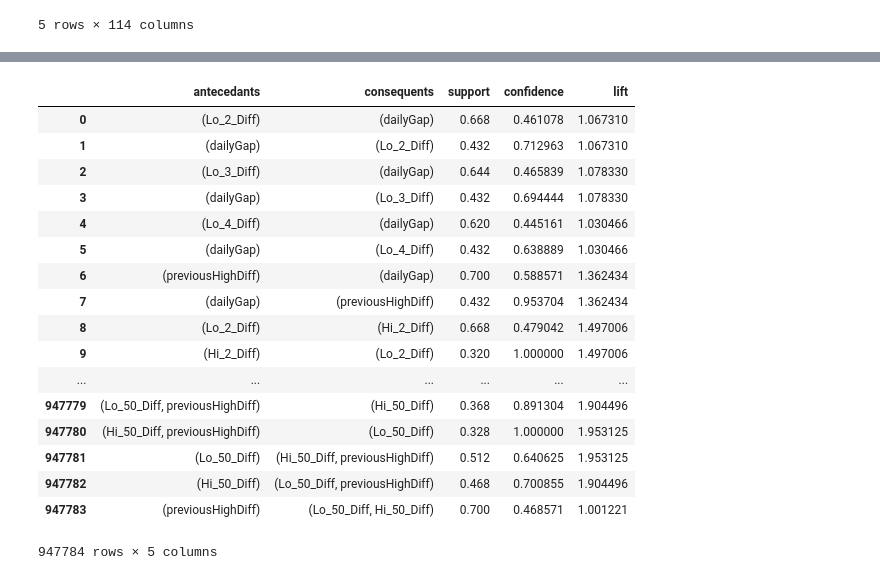
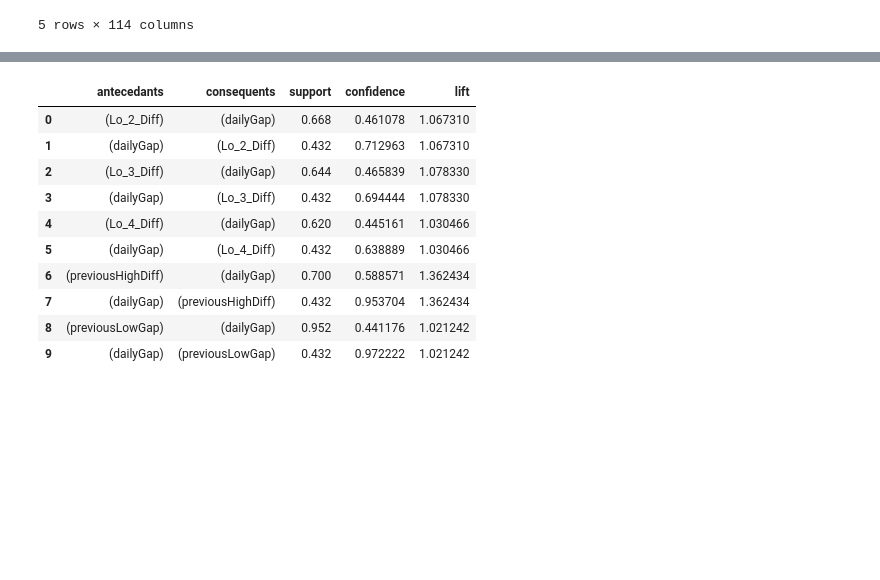
Before and after one commit to zarak/Xrules, a Jupyter notebook: notebooks/Rules.ipynb, the cells around one changed output, grey strips where cells are left out. Cells and saved outputs as stored; diff of their text form; code cells hidden in the pictures; blank space fills up the shorter version.

```diff
--- a/notebooks/Rules.ipynb
+++ b/notebooks/Rules.ipynb
@@ -724,29 +720,23 @@ rules2
 # %%
 # This time, Negative is 1
-basket3 = (df_first50.iloc[:, 10:-1]).drop(
+basket3 = (df_first50.iloc[:, 10:]).drop(
     ['Hi_1_Diff', 'Lo_1_Diff', 'Unnamed: 111'], axis=1).applymap(lambda x: 1 if x < 0 else 0)
 # %%
 frequent_itemsets3 = apriori(basket3, min_support=0.20, use_colnames=True, max_len=3)
 # %%
 rules3 = association_rules(frequent_itemsets3, metric="lift", min_threshold=1)
-# %%
-rules3
-# %% [output]
-|  | antecedants | consequents | support | confidence | lift |
-| 0 | (Lo_2_Diff) | (dailyGap) | 0.668 | 0.461078 | 1.067310 |
-| 1 | (dailyGap) | (Lo_2_Diff) | 0.432 | 0.712963 | 1.067310 |
-| 2 | (Lo_3_Diff) | (dailyGap) | 0.644 | 0.465839 | 1.078330 |
-| 3 | (dailyGap) | (Lo_3_Diff) | 0.432 | 0.694444 | 1.078330 |
-| 4 | (Lo_4_Diff) | (dailyGap) | 0.620 | 0.445161 | 1.030466 |
-| 5 | (dailyGap) | (Lo_4_Diff) | 0.432 | 0.638889 | 1.030466 |
-| 6 | (previousHighDiff) | (dailyGap) | 0.700 | 0.588571 | 1.362434 |
-| 7 | (dailyGap) | (previousHighDiff) | 0.432 | 0.953704 | 1.362434 |
-| 8 | (Lo_2_Diff) | (Hi_2_Diff) | 0.668 | 0.479042 | 1.497006 |
-| 9 | (Hi_2_Diff) | (Lo_2_Diff) | 0.320 | 1.000000 | 1.497006 |
-| ... | ... | ... | ... | ... | ... |
-| 947779 | (Lo_50_Diff, previousHighDiff) | (Hi_50_Diff) | 0.368 | 0.891304 | 1.904496 |
-| 947780 | (Hi_50_Diff, previousHighDiff) | (Lo_50_Diff) | 0.328 | 1.000000 | 1.953125 |
-| 947781 | (Lo_50_Diff) | (Hi_50_Diff, previousHighDiff) | 0.512 | 0.640625 | 1.953125 |
-| 947782 | (Hi_50_Diff) | (Lo_50_Diff, previousHighDiff) | 0.468 | 0.700855 | 1.904496 |
-| 947783 | (previousHighDiff) | (Lo_50_Diff, Hi_50_Diff) | 0.700 | 0.468571 | 1.001221 |
-947784 rows × 5 columns
+# %%
+# Rules with dailyGap, previousHighDiff, previousLowDiff (when differences are NEGATIVE)
+rules3.head(10)
+# %% [output]
+|  | antecedants | consequents | support | confidence | lift |
+| 0 | (Lo_2_Diff) | (dailyGap) | 0.668 | 0.461078 | 1.067310 |
+| 1 | (dailyGap) | (Lo_2_Diff) | 0.432 | 0.712963 | 1.067310 |
+| 2 | (Lo_3_Diff) | (dailyGap) | 0.644 | 0.465839 | 1.078330 |
+| 3 | (dailyGap) | (Lo_3_Diff) | 0.432 | 0.694444 | 1.078330 |
+| 4 | (Lo_4_Diff) | (dailyGap) | 0.620 | 0.445161 | 1.030466 |
+| 5 | (dailyGap) | (Lo_4_Diff) | 0.432 | 0.638889 | 1.030466 |
+| 6 | (previousHighDiff) | (dailyGap) | 0.700 | 0.588571 | 1.362434 |
+| 7 | (dailyGap) | (previousHighDiff) | 0.432 | 0.953704 | 1.362434 |
+| 8 | (previousLowGap) | (dailyGap) | 0.952 | 0.441176 | 1.021242 |
+| 9 | (dailyGap) | (previousLowGap) | 0.432 | 0.972222 | 1.021242 |
```
Also changed, not shown: parts of 6 cells of this notebook.
